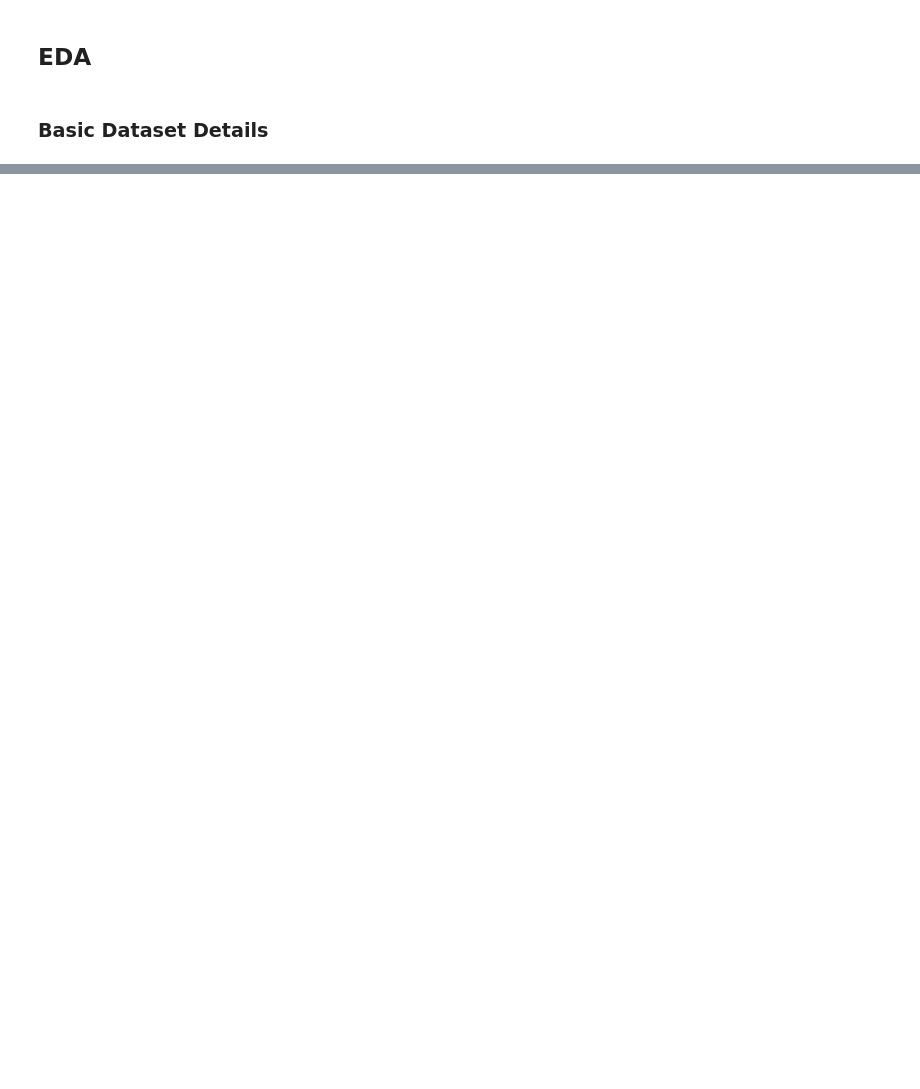
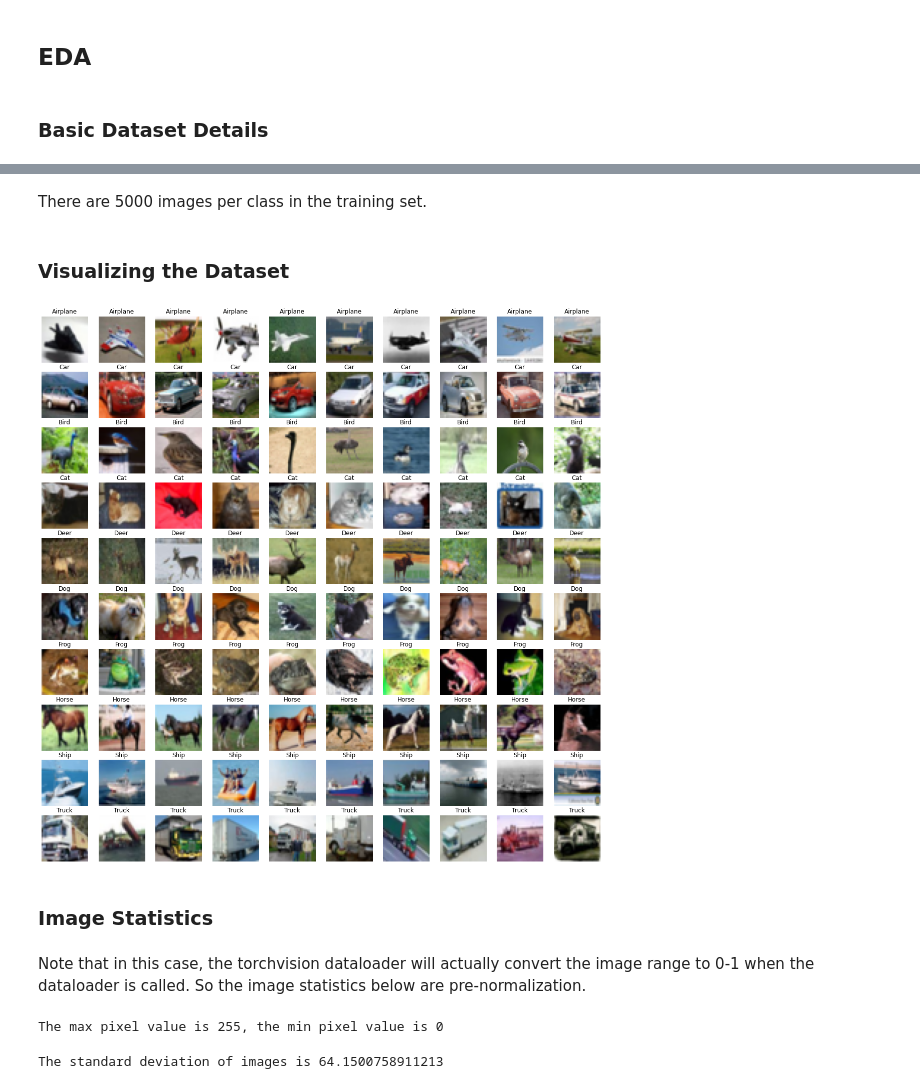
Before and after one commit to Tien-Cheng/dele-generative-adversarial-networks, a Jupyter notebook: DELE_CA2_Part_1_EDA.ipynb, the cells around one changed output, grey strips where cells are left out. Drawn from its saved outputs; the diff is of its cells as text; code cells hidden in the pictures; blank space fills up the shorter version.

```diff
--- a/DELE_CA2_Part_1_EDA.ipynb
+++ b/DELE_CA2_Part_1_EDA.ipynb
@@ -116,0 +140,28 @@ print(f"The size of the training split is {train_len}, the size of the test spli
+# %% [markdown]
+There are 5000 images per class in the training set.
+# %% [markdown]
+### Visualizing the Dataset
+# %%
+labels = np.array(dm.cifar_train.targets)
+data = dm.cifar_train.data
+viz_labels = []
+viz_data = []
+for cat in range(10):
+    viz_labels.extend([cat] * 10)
+    viz_data.extend(data[labels == cat][:10])
+viz_data = torch.Tensor(viz_data).permute(0, 3, 1, 2) / 255
+fig = visualize(viz_data, viz_labels, grid_shape = (10, 10), figsize=(20, 20))
+# %% [output]
+[figure, added]
+# %% [markdown]
+### Image Statistics
+# %% [markdown]
+Note that in this case, the torchvision dataloader will actually convert the image range to 0-1 when the dataloader is called. So the image statistics below are pre-normalization.
+# %%
+print(f"The max pixel value is {data.max()}, the min pixel value is {data.min()}")
+# %% [output]
+The max pixel value is 255, the min pixel value is 0
+# %%
+print(f"The standard deviation of images is {data.std()}")
+# %% [output]
+The standard deviation of images is 64.1500758911213
```
Also changed, not shown: parts of 12 cells of this notebook.
